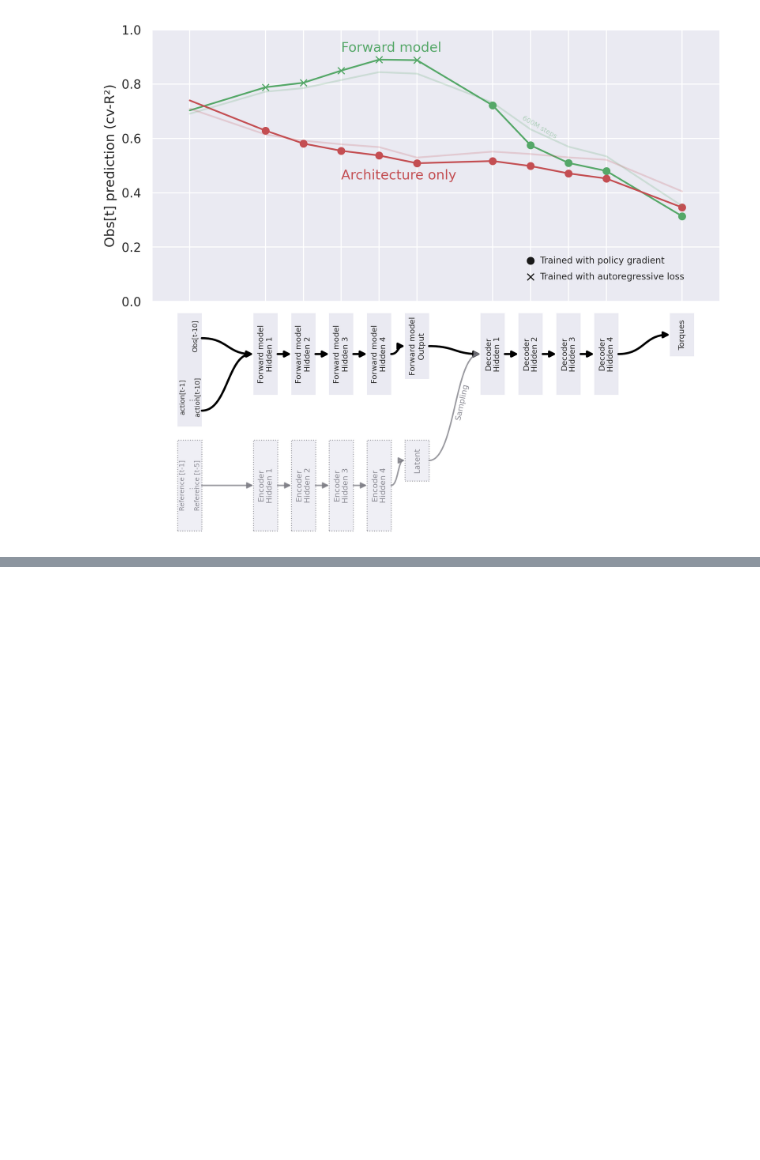
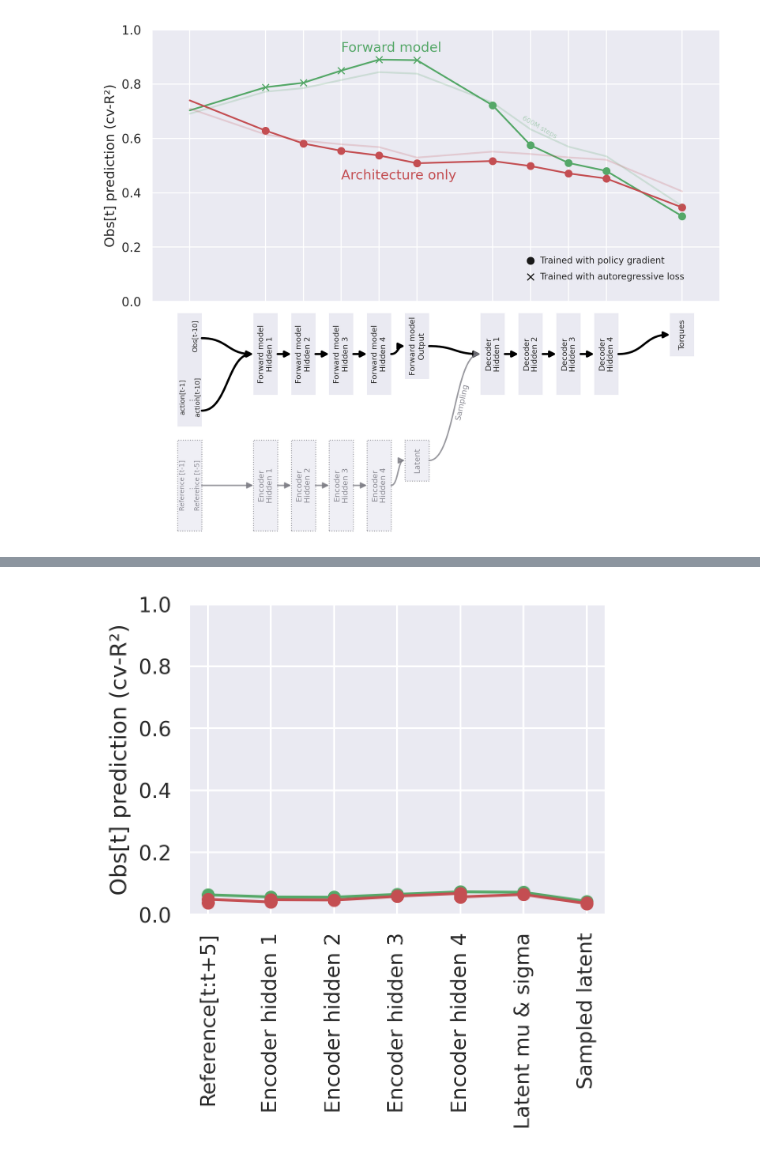
Before and after one commit to emiwar/vnl-experiments, a Jupyter notebook: labmeeting_aug2026_plots.ipynb, the cells around one changed output, grey strips where cells are left out. Saved outputs shown, nothing was run; the diff lists cells and outputs as text; code cells hidden in the pictures; blank space fills up the shorter version.

```diff
--- a/labmeeting_aug2026_plots.ipynb
+++ b/labmeeting_aug2026_plots.ipynb
@@ -311,0 +336,16 @@ plt.show()
+# %%
+plt.figure(figsize=(4,3), dpi=300)
+probe = data["probe"]
+probe = probe[(probe.delay_k == 10) & (probe.target == "proprio")]
+probe = probe[probe.pathway == "encoder"]
+expl = probe[probe.condition == "expfm"]
+impl = probe[probe.condition == "pgfm"]
+plt.plot(expl.stage_index, expl.test_r2, '-o', color="C2")
+plt.plot(impl.stage_index, impl.test_r2, '-o', color="C3")
+plt.ylim(0, 1)
+plt.ylabel("Obs[t] prediction (cv-R²)")
+plt.xticks(range(7), ["Reference[t:t+5]", "Encoder hidden 1", "Encoder hidden 2", "Encoder hidden 3",
+                      "Encoder hidden 4", "Latent mu & sigma", "Sampled latent"], rotation=90)
+plt.show()
+# %% [output]
+[figure, added]
```
Also changed, not shown: parts of 5 cells of this notebook, 14 other files.
